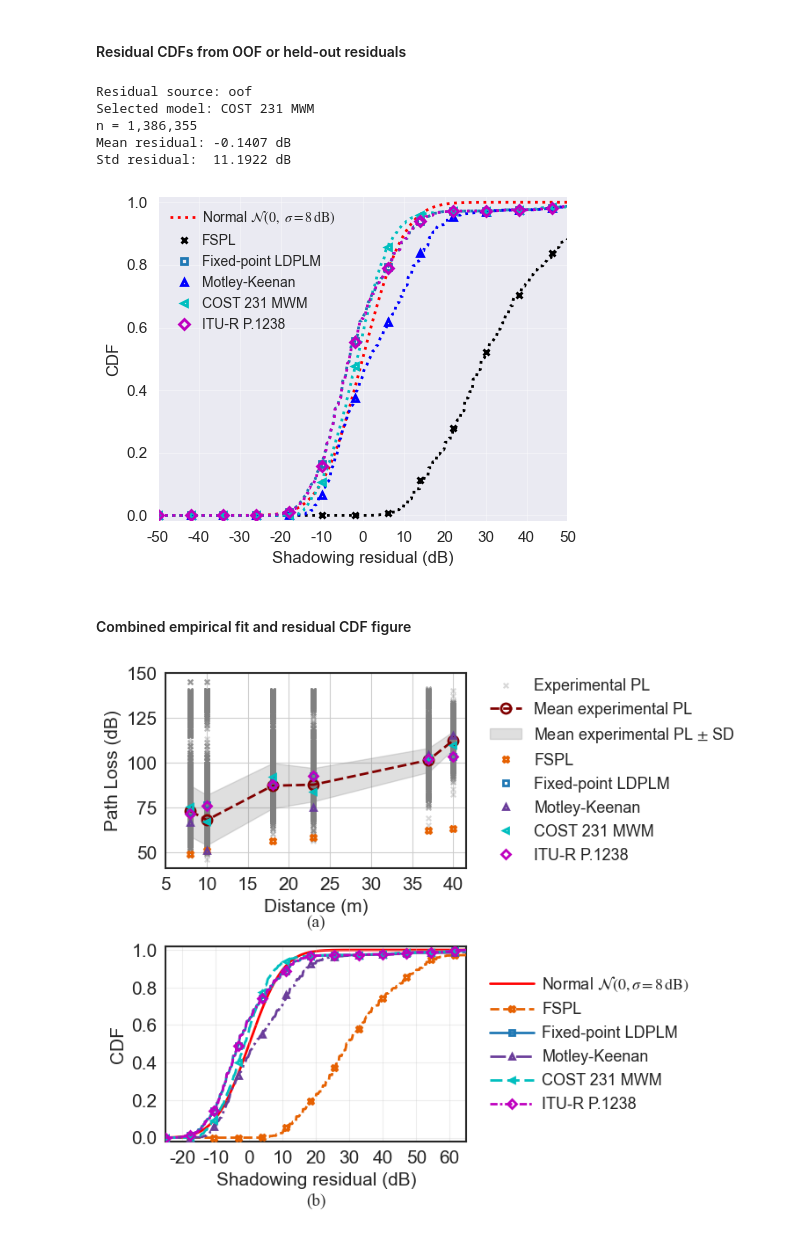
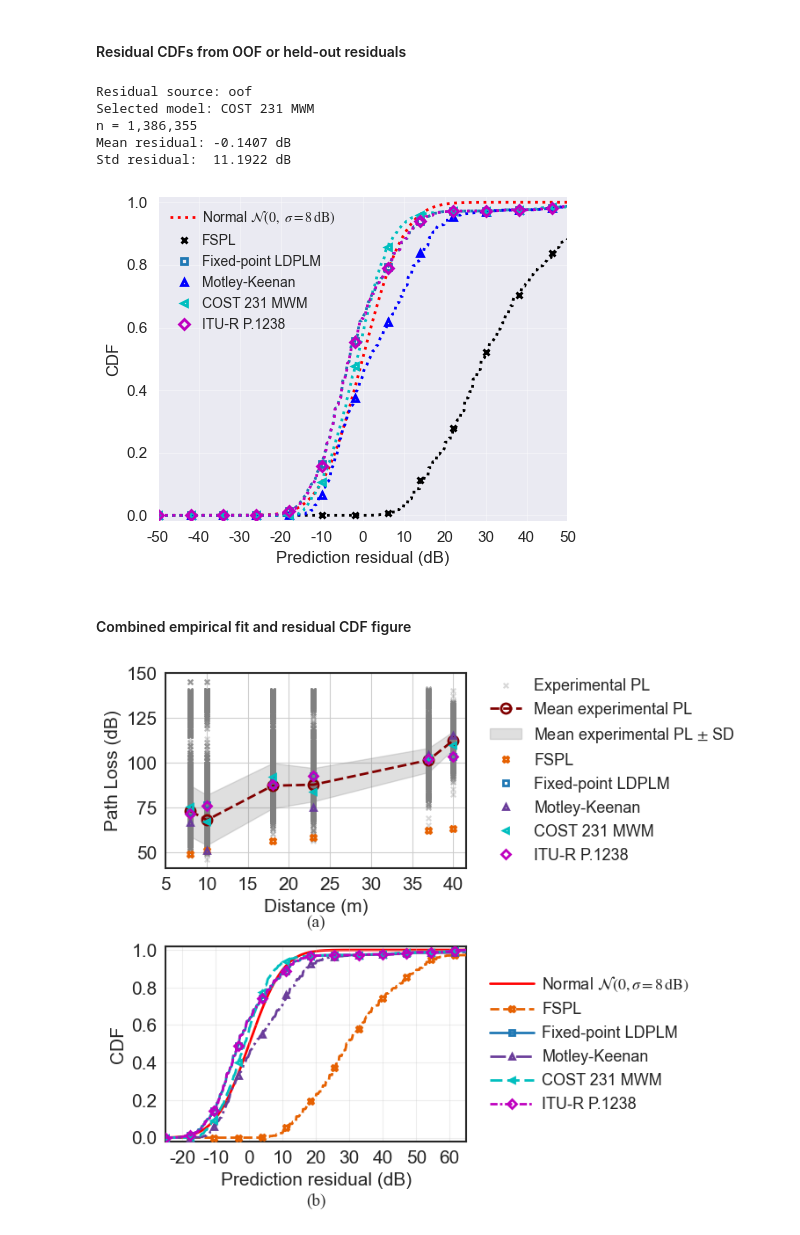
Before and after one commit to nahshonmokua/LoRaWAN-IndoorPathLossModeling-ML, a Jupyter notebook: 01_Empirical_PLMs.ipynb, the cells around one changed output. Saved outputs shown, nothing was run; the diff lists cells and outputs as text; code cells hidden in the pictures.

Commit message:
Clarify empirical residual labels

```diff
--- a/01_Empirical_PLMs.ipynb
+++ b/01_Empirical_PLMs.ipynb
@@ -870,35 +870,35 @@ markspace = 40
 markersize = 5
 mew = 2.0
 
 ax.plot(shadow_range, cdf_norm, linestyle=":", color="r", linewidth=2, label=fr"Normal $\mathcal{{N}}(0,\ \sigma={REFERENCE_SIGMA_DB:.0f}\,\mathrm{{dB}})$")
 for name in model_labels:
     style = line_styles[name]
     cdf_values = cdf_by_model[name]
     ax.plot(
         shadow_range[::markspace], cdf_values[::markspace],
         linestyle="None", marker=style["marker"], color=style["color"],
         markerfacecolor="none", markersize=markersize, markeredgewidth=mew, label=name,
     )
     ax.plot(shadow_range, cdf_values, linestyle=style["linestyle"], color=style["color"], linewidth=2)
 
-ax.set_xlabel("Shadowing residual (dB)", fontsize=12)
+ax.set_xlabel("Prediction residual (dB)", fontsize=12)
 ax.set_ylabel("CDF", fontsize=12)
 ax.set_xlim([-50, 50])
 ax.set_ylim([-0.02, 1.02])
 ax.set_xticks(np.arange(-50, 51, 10))
 ax.set_yticks(np.arange(0, 1.1, 0.2))
 ax.tick_params(axis="both", labelsize=11)
 ax.grid(True, alpha=0.35)
 ax.legend(frameon=False, fontsize=10, loc="upper left", handletextpad=0.3)
 plt.tight_layout()
 plt.show()
 # %% [output]
 Residual source: oof
 Selected model: COST 231 MWM
 n = 1,386,355
 Mean residual: -0.1407 dB
 Std residual:  11.1922 dB
-[figure, old version]
+[figure, new version]
 # %% [markdown]
 #### Combined empirical fit and residual CDF figure
 # %%
@@ -1085,7 +1085,7 @@ for name in model_labels:
         zorder=3
     )
 
-ax2.set_xlabel("Shadowing residual (dB)", fontsize=axis_labelsize)
+ax2.set_xlabel("Prediction residual (dB)", fontsize=axis_labelsize)
 ax2.set_ylabel("CDF", fontsize=axis_labelsize)
 ax2.set_xlim(ax2_xlim)
 ax2.set_ylim([-0.02, 1.02])
@@ -1141,4 +1141,4 @@ fig.text(
 plt.savefig(FIGURE_PATH, dpi=600, bbox_inches="tight")
 plt.show()
 # %% [output]
-[figure, old version]
+[figure, new version]
```
